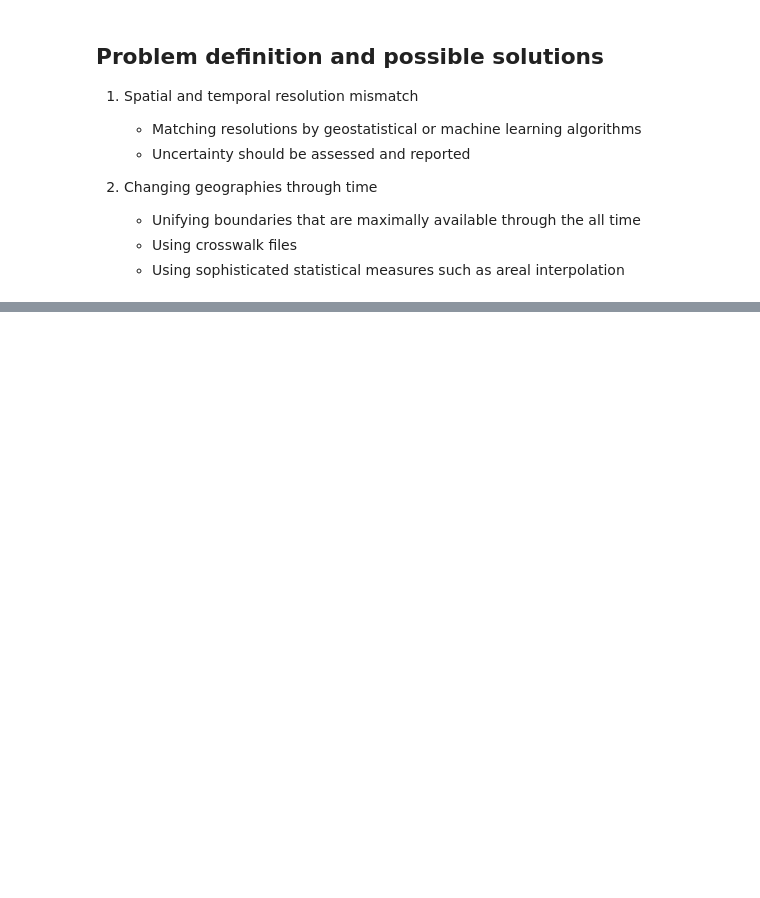
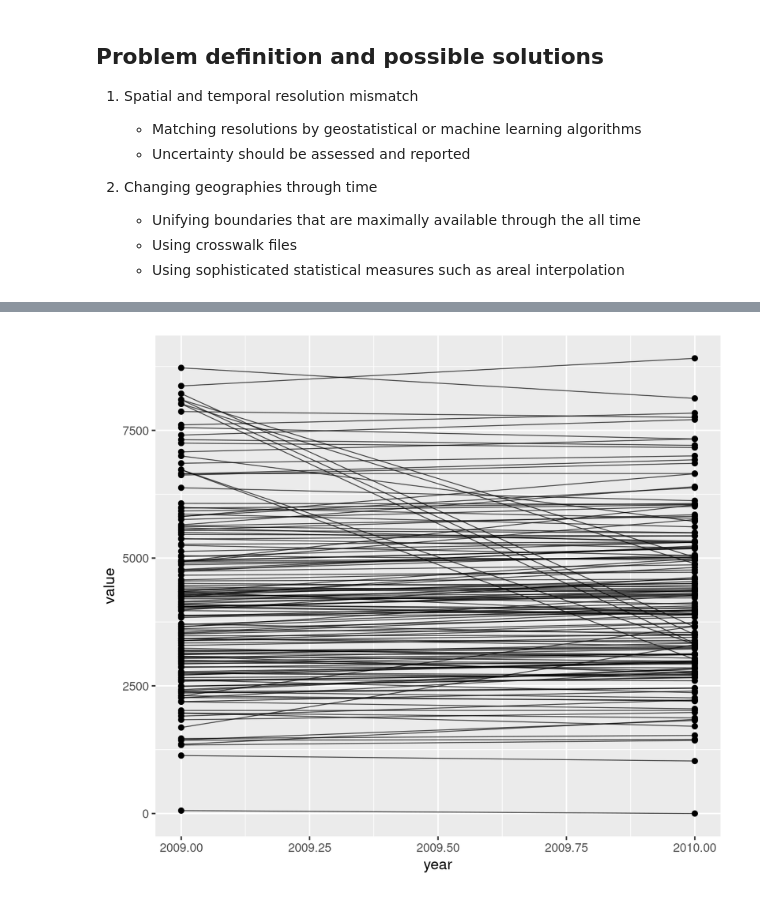
Before and after one commit to sigmafelix/Gmisc, a Jupyter notebook: URISA_Presentation_041322.ipynb, the cells around one changed output, grey strips where cells are left out. Cells and saved outputs as stored; diff of their text form; code cells hidden in the pictures; blank space fills up the shorter version.

```diff
--- a/URISA_Presentation_041322.ipynb
+++ b/URISA_Presentation_041322.ipynb
@@ -235,0 +280,12 @@ Warning message in st_point_on_surface.sfc(sf::st_zm(x)):
+# %%
+pdx_tract09pcw = pdx_tract1009pcw %>% mutate(year = 2009)
+pdx_tract10pcw = pdx_tract10p %>% mutate(year = 2010) %>% dplyr::select(colnames(pdx_tract09pcw))
+pdx_tract0910pcw = rbind(pdx_tract09pcw, pdx_tract10pcw) %>%
+    st_drop_geometry %>%
+    pivot_longer(cols = B01001_001:B01001_049) %>%
+    filter(name == 'B01001_001')
+ggplot(data = pdx_tract0910pcw,
+       aes(x = year, y = value, group = GEOID10)) +
+    geom_point() +
+    geom_line(alpha = 0.7, lwd = 0.33)
+# %% [output]
@@ -235,0 +296 @@ Warning message in st_point_on_surface.sfc(sf::st_zm(x)):
+[figure, added]
```
Also changed, not shown: parts of 25 cells of this notebook.
